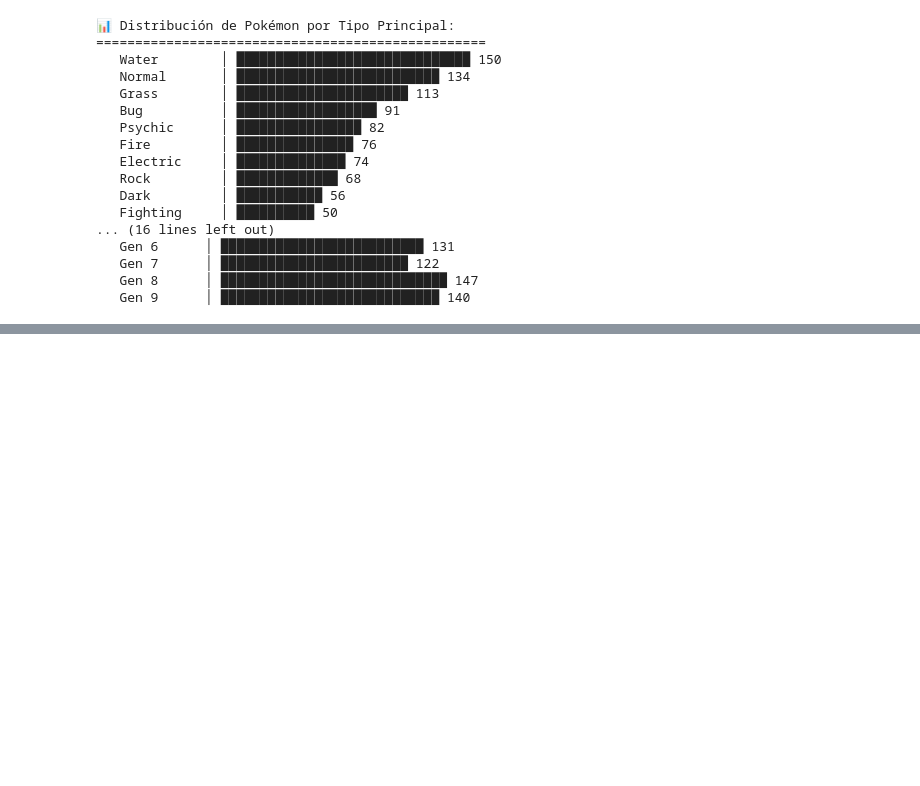
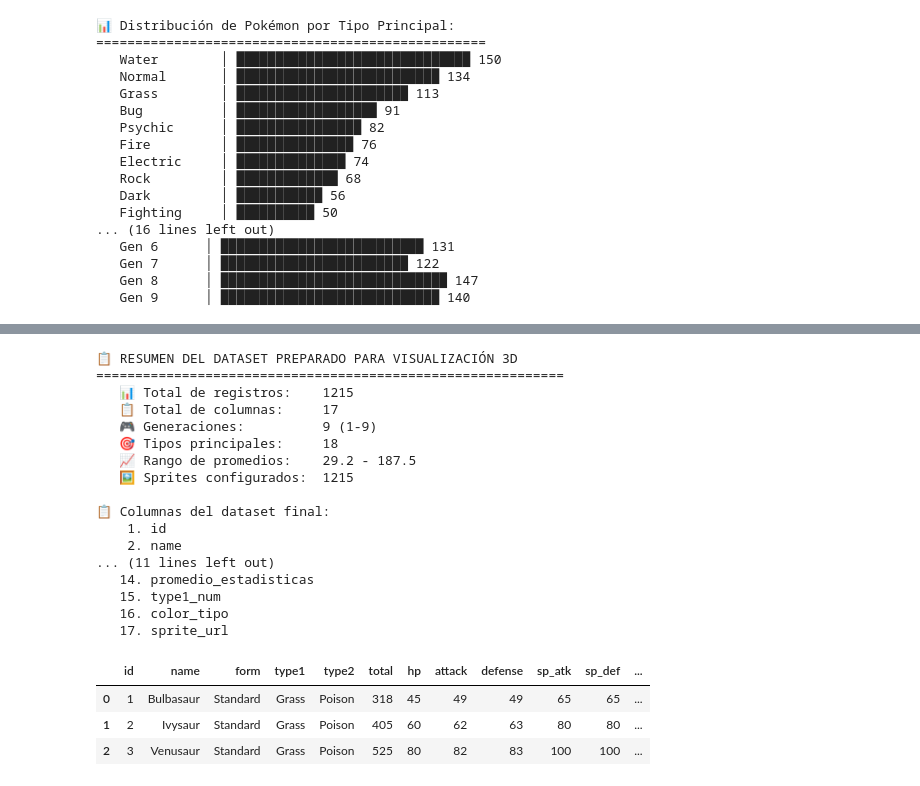
Before and after one commit to F-Anks/ECBD_9A_IDGS_Practicas_230758, a Jupyter notebook: Practica08/Practica08.ipynb, the cells around one changed output, grey strips where cells are left out. Drawn from its saved outputs; the diff is of its cells as text; code cells hidden in the pictures; blank space fills up the shorter version.

```diff
--- a/Practica08/Practica08.ipynb
+++ b/Practica08/Practica08.ipynb
@@ -418,0 +700,14 @@ for gen, count in gen_counts.items():
+# %%
+# ============================================================
+# Construcción de URLs de sprites para cada Pokémon
+# ============================================================
+base_url_sprite = 'https://raw.githubusercontent.com/PokeAPI/sprites/master/sprites/pokemon/'
+
+# Construir la URL del sprite basada en el ID del Pokédex
+df['sprite_url'] = df['id'].astype(int).apply(lambda x: f'{base_url_sprite}{x}.png')
+
+print('✅ URLs de sprites construidas para cada Pokémon')
+print(f'   Total de URLs generadas: {len(df)}')
+print(f'\n📋 Ejemplos de URLs de sprites:')
+for _, row in df.head(5).iterrows():
+    print(f'   #{row["id"]:4.0f} {row["name"]:15s} → {row["sprite_url"]}')
@@ -418,0 +799,39 @@ for gen, count in gen_counts.items():
+# %%
+# ============================================================
+# Resumen final del dataset preparado
+# ============================================================
+print('📋 RESUMEN DEL DATASET PREPARADO PARA VISUALIZACIÓN 3D')
+print('=' * 60)
+print(f'   📊 Total de registros:    {len(df)}')
+print(f'   📋 Total de columnas:     {len(df.columns)}')
+print(f'   🎮 Generaciones:          {df["generation"].nunique()} ({df["generation"].min()}-{df["generation"].max()})')
+print(f'   🎯 Tipos principales:     {df["type1"].nunique()}')
+print(f'   📈 Rango de promedios:    {df["promedio_estadisticas"].min():.1f} - {df["promedio_estadisticas"].max():.1f}')
+print(f'   🖼️ Sprites configurados:  {df["sprite_url"].notna().sum()}')
+print(f'\n📋 Columnas del dataset final:')
+for i, col in enumerate(df.columns, 1):
+    print(f'   {i:2d}. {col}')
+
+df.head(3)
+# %% [output]
+📋 RESUMEN DEL DATASET PREPARADO PARA VISUALIZACIÓN 3D
+============================================================
+   📊 Total de registros:    1215
+   📋 Total de columnas:     17
+   🎮 Generaciones:          9 (1-9)
+   🎯 Tipos principales:     18
+   📈 Rango de promedios:    29.2 - 187.5
+   🖼️ Sprites configurados:  1215
+
+📋 Columnas del dataset final:
+    1. id
+    2. name
+... (11 lines left out)
+   14. promedio_estadisticas
+   15. type1_num
+   16. color_tipo
+   17. sprite_url
+|  | id | name | form | type1 | type2 | total | hp | attack | defense | sp_atk | sp_def | ... |
+| 0 | 1 | Bulbasaur | Standard | Grass | Poison | 318 | 45 | 49 | 49 | 65 | 65 | ... |
+| 1 | 2 | Ivysaur | Standard | Grass | Poison | 405 | 60 | 62 | 63 | 80 | 80 | ... |
+| 2 | 3 | Venusaur | Standard | Grass | Poison | 525 | 80 | 82 | 83 | 100 | 100 | ... |
```
Also changed, not shown: parts of 18 cells of this notebook.
